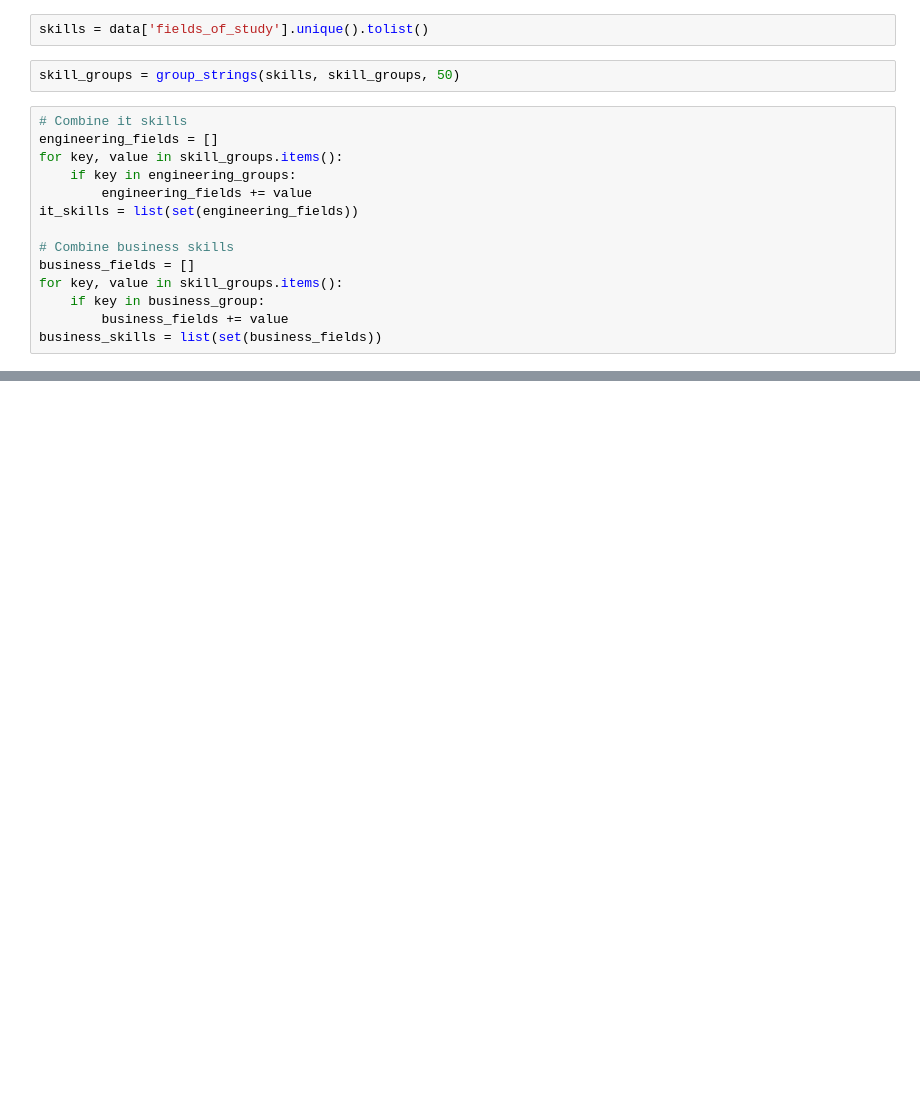
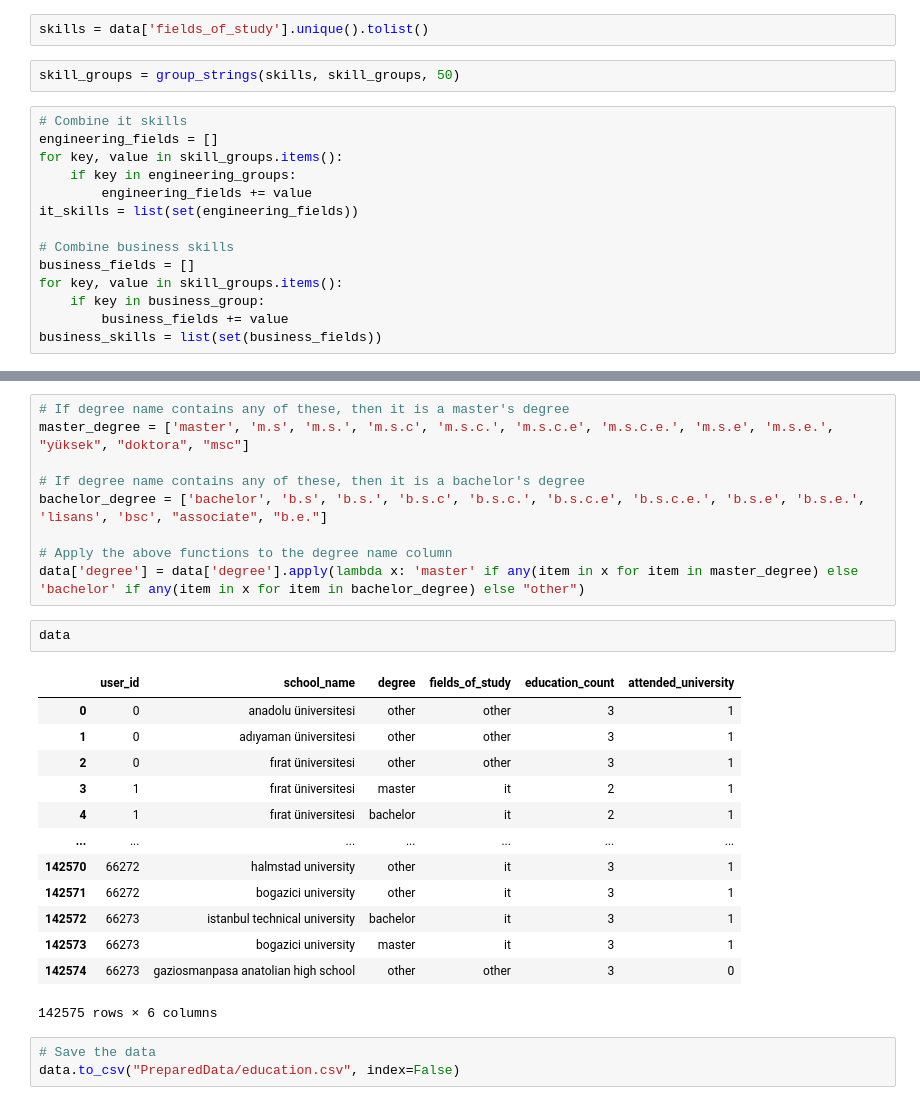
Before and after one commit to feyzijan/GarantiDatathon, a Jupyter notebook: prep_education.ipynb, the cells around one changed output, grey strips where cells are left out. Drawn from its saved outputs; the diff is of its cells as text; blank space fills up the shorter version.

```diff
--- a/prep_education.ipynb
+++ b/prep_education.ipynb
@@ -158,0 +236,28 @@ business_skills
+# %%
+# If degree name contains any of these, then it is a master's degree
+master_degree = ['master', 'm.s', 'm.s.', 'm.s.c', 'm.s.c.', 'm.s.c.e', 'm.s.c.e.', 'm.s.e', 'm.s.e.', "yüksek", "doktora", "msc"]
+
+# If degree name contains any of these, then it is a bachelor's degree
+bachelor_degree = ['bachelor', 'b.s', 'b.s.', 'b.s.c', 'b.s.c.', 'b.s.c.e', 'b.s.c.e.', 'b.s.e', 'b.s.e.', 'lisans', 'bsc', "associate", "b.e."]
+
+# Apply the above functions to the degree name column
+data['degree'] = data['degree'].apply(lambda x: 'master' if any(item in x for item in master_degree) else 'bachelor' if any(item in x for item in bachelor_degree) else "other")
+# %%
+data
+# %% [output]
+|  | user_id | school_name | degree | fields_of_study | education_count | attended_university |
+| 0 | 0 | anadolu üniversitesi | other | other | 3 | 1 |
+| 1 | 0 | adıyaman üniversitesi | other | other | 3 | 1 |
+| 2 | 0 | fırat üniversitesi | other | other | 3 | 1 |
+| 3 | 1 | fırat üniversitesi | master | it | 2 | 1 |
+| 4 | 1 | fırat üniversitesi | bachelor | it | 2 | 1 |
+| ... | ... | ... | ... | ... | ... | ... |
+| 142570 | 66272 | halmstad university | other | it | 3 | 1 |
+| 142571 | 66272 | bogazici university | other | it | 3 | 1 |
+| 142572 | 66273 | istanbul technical university | bachelor | it | 3 | 1 |
+| 142573 | 66273 | bogazici university | master | it | 3 | 1 |
+| 142574 | 66273 | gaziosmanpasa anatolian high school | other | other | 3 | 0 |
+142575 rows × 6 columns
+# %%
+# Save the data
+data.to_csv("PreparedData/education.csv", index=False)
```
Also changed, not shown: parts of 13 cells of this notebook, 1 other file.
